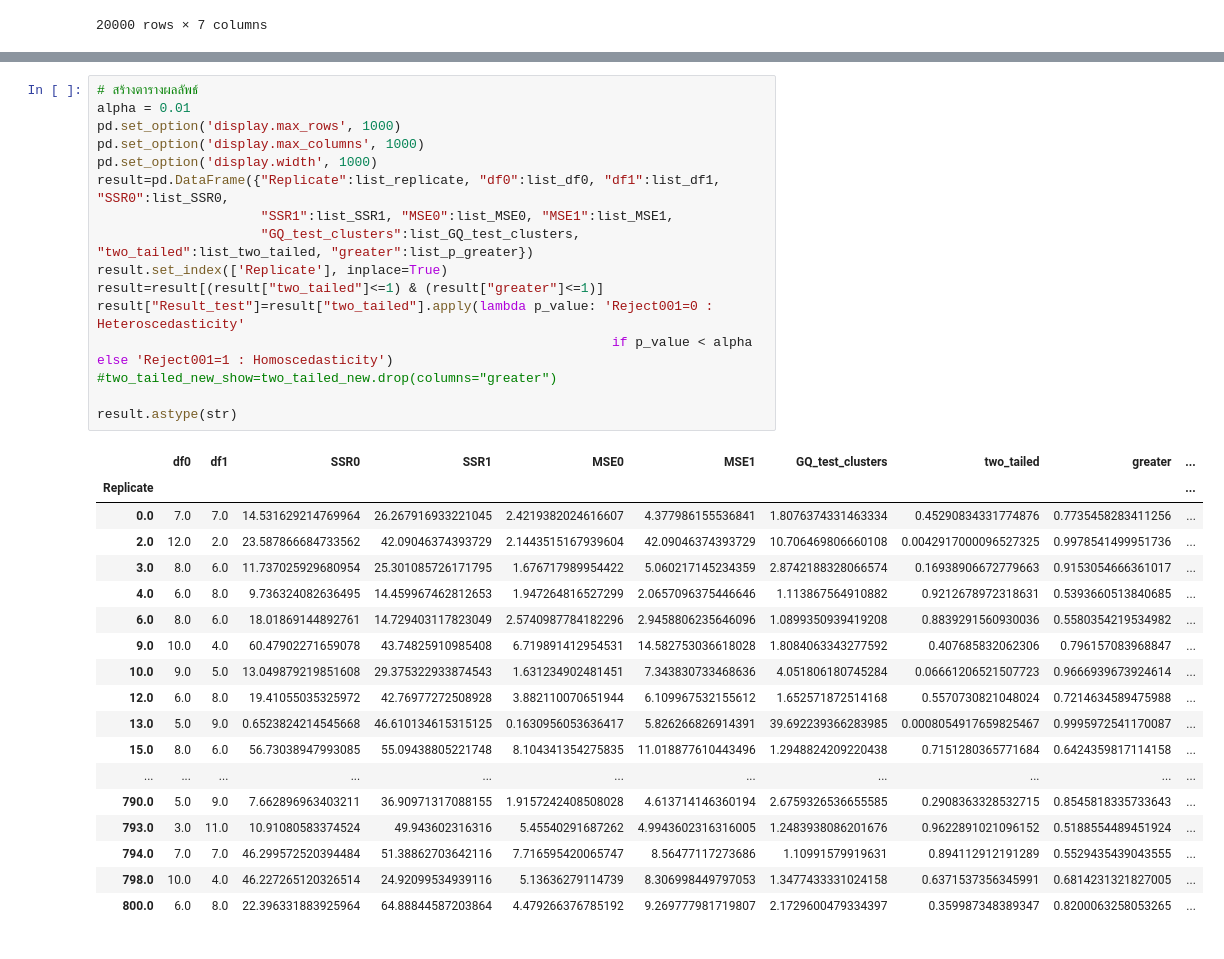
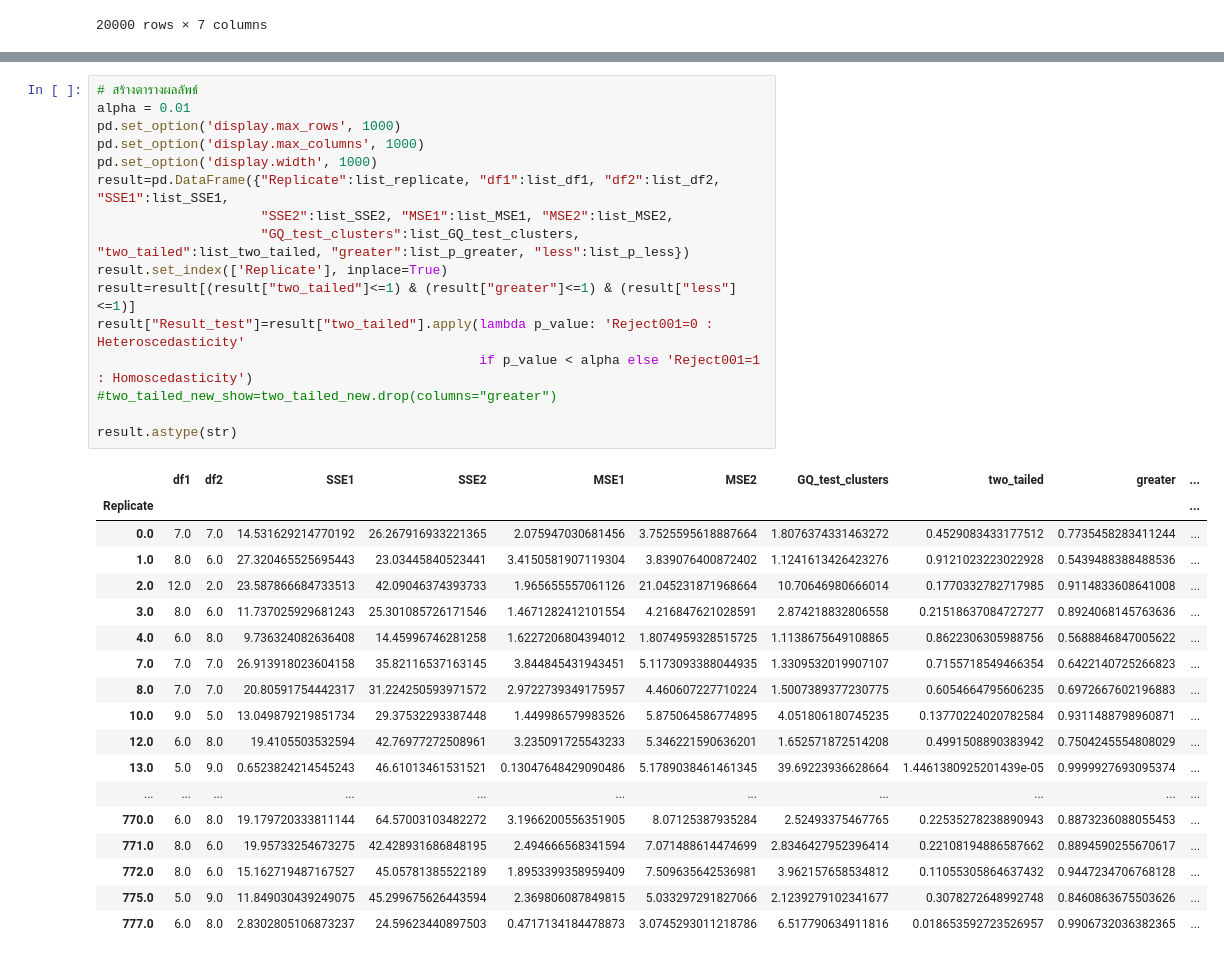
Before and after one commit to iam-fern/Generate_multiplication, a Jupyter notebook: GQtest_cluster_data_multi_delta_(0_4)_n20_01.ipynb, the cells around one changed output, grey strips where cells are left out. Drawn from its saved outputs; the diff is of its cells as text.

```diff
--- a/GQtest_cluster_data_multi_delta_(0_4)_n20_01.ipynb
+++ b/GQtest_cluster_data_multi_delta_(0_4)_n20_01.ipynb
@@ -217,38 +249,38 @@ for run_replicate in list_replicate:
 # %%
 # สร้างตารางผลลัพธ์
 alpha = 0.01
 pd.set_option('display.max_rows', 1000)
 pd.set_option('display.max_columns', 1000)
 pd.set_option('display.width', 1000)
-result=pd.DataFrame({"Replicate":list_replicate, "df0":list_df0, "df1":list_df1, "SSR0":list_SSR0,
-                     "SSR1":list_SSR1, "MSE0":list_MSE0, "MSE1":list_MSE1,
-                     "GQ_test_clusters":list_GQ_test_clusters, "two_tailed":list_two_tailed, "greater":list_p_greater})
+result=pd.DataFrame({"Replicate":list_replicate, "df1":list_df1, "df2":list_df2, "SSE1":list_SSE1,
+                     "SSE2":list_SSE2, "MSE1":list_MSE1, "MSE2":list_MSE2,
+                     "GQ_test_clusters":list_GQ_test_clusters, "two_tailed":list_two_tailed, "greater":list_p_greater, "less":list_p_less})
 result.set_index(['Replicate'], inplace=True)
-result=result[(result["two_tailed"]<=1) & (result["greater"]<=1)]
+result=result[(result["two_tailed"]<=1) & (result["greater"]<=1) & (result["less"]<=1)]
 result["Result_test"]=result["two_tailed"].apply(lambda p_value: 'Reject001=0 : Heteroscedasticity'
-                                                                  if p_value < alpha else 'Reject001=1 : Homoscedasticity')
+                                                 if p_value < alpha else 'Reject001=1 : Homoscedasticity')
 #two_tailed_new_show=two_tailed_new.drop(columns="greater")
 
 result.astype(str)
 # %% [output]
-|  | df0 | df1 | SSR0 | SSR1 | MSE0 | MSE1 | GQ_test_clusters | two_tailed | greater | ... |
+|  | df1 | df2 | SSE1 | SSE2 | MSE1 | MSE2 | GQ_test_clusters | two_tailed | greater | ... |
 | Replicate |  |  |  |  |  |  |  |  |  | ... |
-| 0.0 | 7.0 | 7.0 | 14.531629214769964 | 26.267916933221045 | 2.4219382024616607 | 4.377986155536841 | 1.8076374331463334 | 0.45290834331774876 | 0.7735458283411256 | ... |
-| 2.0 | 12.0 | 2.0 | 23.587866684733562 | 42.09046374393729 | 2.1443515167939604 | 42.09046374393729 | 10.706469806660108 | 0.0042917000096527325 | 0.9978541499951736 | ... |
-| 3.0 | 8.0 | 6.0 | 11.737025929680954 | 25.301085726171795 | 1.676717989954422 | 5.060217145234359 | 2.8742188328066574 | 0.16938906672779663 | 0.9153054666361017 | ... |
-| 4.0 | 6.0 | 8.0 | 9.736324082636495 | 14.459967462812653 | 1.947264816527299 | 2.0657096375446646 | 1.113867564910882 | 0.9212678972318631 | 0.5393660513840685 | ... |
-| 6.0 | 8.0 | 6.0 | 18.01869144892761 | 14.729403117823049 | 2.5740987784182296 | 2.9458806235646096 | 1.0899350939419208 | 0.8839291560930036 | 0.5580354219534982 | ... |
-| 9.0 | 10.0 | 4.0 | 60.47902271659078 | 43.74825910985408 | 6.719891412954531 | 14.582753036618028 | 1.8084063343277592 | 0.407685832062306 | 0.796157083968847 | ... |
-| 10.0 | 9.0 | 5.0 | 13.049879219851608 | 29.375322933874543 | 1.631234902481451 | 7.343830733468636 | 4.051806180745284 | 0.06661206521507723 | 0.9666939673924614 | ... |
-| 12.0 | 6.0 | 8.0 | 19.41055035325972 | 42.76977272508928 | 3.882110070651944 | 6.109967532155612 | 1.652571872514168 | 0.5570730821048024 | 0.7214634589475988 | ... |
-| 13.0 | 5.0 | 9.0 | 0.6523824214545668 | 46.610134615315125 | 0.1630956053636417 | 5.826266826914391 | 39.692239366283985 | 0.0008054917659825467 | 0.9995972541170087 | ... |
-| 15.0 | 8.0 | 6.0 | 56.73038947993085 | 55.09438805221748 | 8.104341354275835 | 11.018877610443496 | 1.2948824209220438 | 0.7151280365771684 | 0.6424359817114158 | ... |
+| 0.0 | 7.0 | 7.0 | 14.531629214770192 | 26.267916933221365 | 2.075947030681456 | 3.7525595618887664 | 1.8076374331463272 | 0.4529083433177512 | 0.7735458283411244 | ... |
+| 1.0 | 8.0 | 6.0 | 27.320465525695443 | 23.03445840523441 | 3.4150581907119304 | 3.839076400872402 | 1.1241613426423276 | 0.9121023223022928 | 0.5439488388488536 | ... |
+| 2.0 | 12.0 | 2.0 | 23.587866684733513 | 42.09046374393733 | 1.965655557061126 | 21.045231871968664 | 10.70646980666014 | 0.1770332782717985 | 0.9114833608641008 | ... |
+| 3.0 | 8.0 | 6.0 | 11.737025929681243 | 25.301085726171546 | 1.4671282412101554 | 4.216847621028591 | 2.874218832806558 | 0.21518637084727277 | 0.8924068145763636 | ... |
+| 4.0 | 6.0 | 8.0 | 9.736324082636408 | 14.45996746281258 | 1.6227206804394012 | 1.8074959328515725 | 1.1138675649108865 | 0.8622306305988756 | 0.5688846847005622 | ... |
+| 7.0 | 7.0 | 7.0 | 26.913918023604158 | 35.82116537163145 | 3.844845431943451 | 5.1173093388044935 | 1.3309532019907107 | 0.7155718549466354 | 0.6422140725266823 | ... |
+| 8.0 | 7.0 | 7.0 | 20.80591754442317 | 31.224250593971572 | 2.9722739349175957 | 4.460607227710224 | 1.5007389377230775 | 0.6054664795606235 | 0.6972667602196883 | ... |
+| 10.0 | 9.0 | 5.0 | 13.049879219851734 | 29.37532293387448 | 1.449986579983526 | 5.875064586774895 | 4.051806180745235 | 0.13770224020782584 | 0.9311488798960871 | ... |
+| 12.0 | 6.0 | 8.0 | 19.4105503532594 | 42.76977272508961 | 3.235091725543233 | 5.346221590636201 | 1.652571872514208 | 0.4991508890383942 | 0.7504245554808029 | ... |
+| 13.0 | 5.0 | 9.0 | 0.6523824214545243 | 46.61013461531521 | 0.13047648429090486 | 5.1789038461461345 | 39.69223936628664 | 1.4461380925201439e-05 | 0.9999927693095374 | ... |
 | ... | ... | ... | ... | ... | ... | ... | ... | ... | ... | ... |
-| 790.0 | 5.0 | 9.0 | 7.662896963403211 | 36.90971317088155 | 1.9157242408508028 | 4.613714146360194 | 2.6759326536655585 | 0.2908363328532715 | 0.8545818335733643 | ... |
-| 793.0 | 3.0 | 11.0 | 10.91080583374524 | 49.943602316316 | 5.45540291687262 | 4.9943602316316005 | 1.2483938086201676 | 0.9622891021096152 | 0.5188554489451924 | ... |
-| 794.0 | 7.0 | 7.0 | 46.299572520394484 | 51.38862703642116 | 7.716595420065747 | 8.56477117273686 | 1.10991579919631 | 0.894112912191289 | 0.5529435439043555 | ... |
-| 798.0 | 10.0 | 4.0 | 46.227265120326514 | 24.92099534939116 | 5.13636279114739 | 8.306998449797053 | 1.3477433331024158 | 0.6371537356345991 | 0.6814231321827005 | ... |
-| 800.0 | 6.0 | 8.0 | 22.396331883925964 | 64.88844587203864 | 4.479266376785192 | 9.269777981719807 | 2.1729600479334397 | 0.359987348389347 | 0.8200063258053265 | ... |
+| 770.0 | 6.0 | 8.0 | 19.179720333811144 | 64.57003103482272 | 3.1966200556351905 | 8.07125387935284 | 2.52493375467765 | 0.22535278238890943 | 0.8873236088055453 | ... |
+| 771.0 | 8.0 | 6.0 | 19.95733254673275 | 42.428931686848195 | 2.494666568341594 | 7.071488614474699 | 2.8346427952396414 | 0.22108194886587662 | 0.8894590255670617 | ... |
+| 772.0 | 8.0 | 6.0 | 15.162719487167527 | 45.05781385522189 | 1.8953399358959409 | 7.509635642536981 | 3.962157658534812 | 0.11055305864637432 | 0.9447234706768128 | ... |
+| 775.0 | 5.0 | 9.0 | 11.849030439249075 | 45.299675626443594 | 2.369806087849815 | 5.033297291827066 | 2.1239279102341677 | 0.3078272648992748 | 0.8460863675503626 | ... |
+| 777.0 | 6.0 | 8.0 | 2.8302805106873237 | 24.59623440897503 | 0.4717134184478873 | 3.0745293011218786 | 6.517790634911816 | 0.018653592723526957 | 0.9906732036382365 | ... |
 # %%
 # สร้างตารางผลลัพธ์
 alpha = 0.01
```
Also changed, not shown: parts of 5 cells of this notebook.
